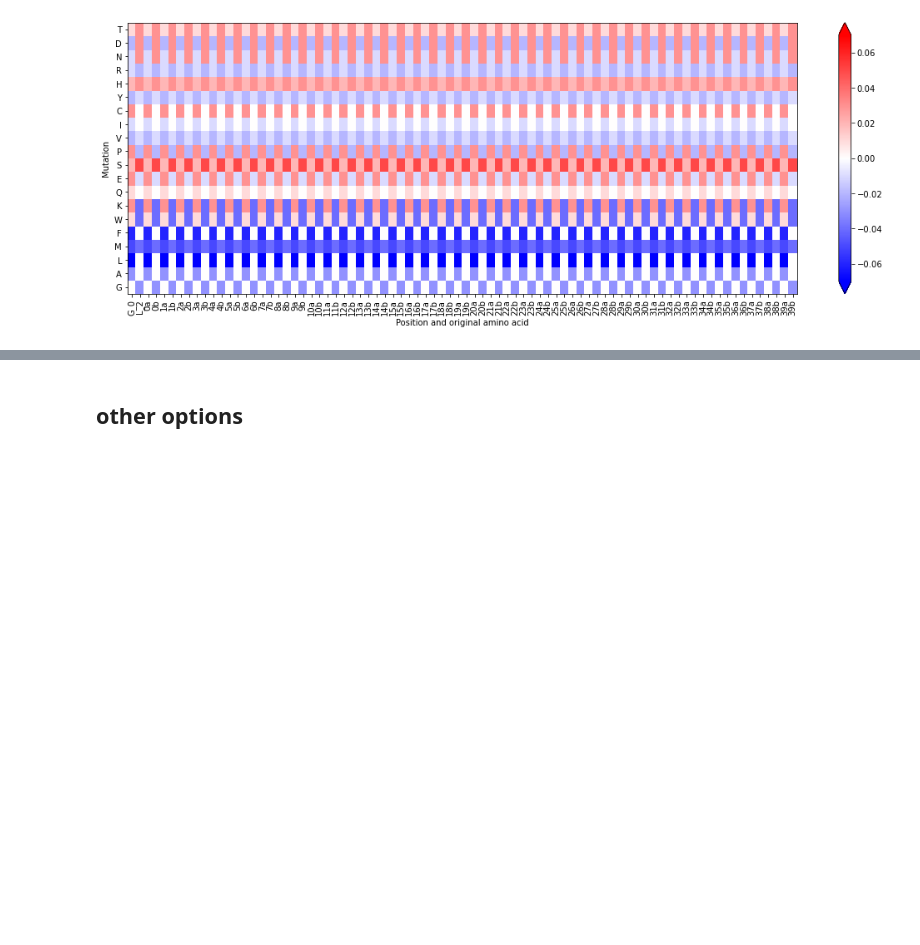
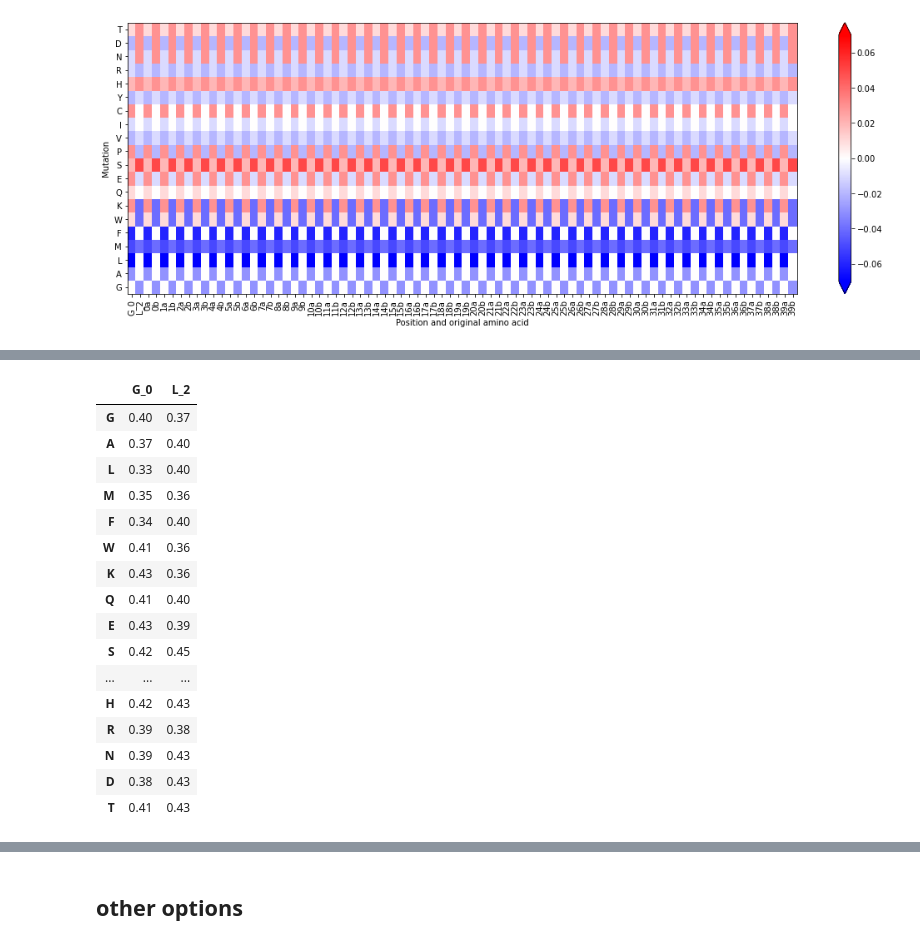
Before and after one commit to Lean-Mean-Protein-Machine-Learning/LMPM, a Jupyter notebook: notebooks/improving_secretion_score.ipynb, the cells around one changed output, grey strips where cells are left out. Saved outputs shown, nothing was run; the diff lists cells and outputs as text; code cells hidden in the pictures; blank space fills up the shorter version.

```diff
--- a/notebooks/Improving_secretion_score.ipynb
+++ b/notebooks/improving_secretion_score.ipynb
@@ -278,0 +337,20 @@ plot_optimization(data6, initial_score)
+# %%
+dats
+# %% [output]
+|  | G_0 | L_2 |
+| G | 0.40 | 0.37 |
+| A | 0.37 | 0.40 |
+| L | 0.33 | 0.40 |
+| M | 0.35 | 0.36 |
+| F | 0.34 | 0.40 |
+| W | 0.41 | 0.36 |
+| K | 0.43 | 0.36 |
+| Q | 0.41 | 0.40 |
+| E | 0.43 | 0.39 |
+| S | 0.42 | 0.45 |
+| ... | ... | ... |
+| H | 0.42 | 0.43 |
+| R | 0.39 | 0.38 |
+| N | 0.39 | 0.43 |
+| D | 0.38 | 0.43 |
+| T | 0.41 | 0.43 |
```
Also changed, not shown: parts of 19 cells of this notebook, 7 other files.
